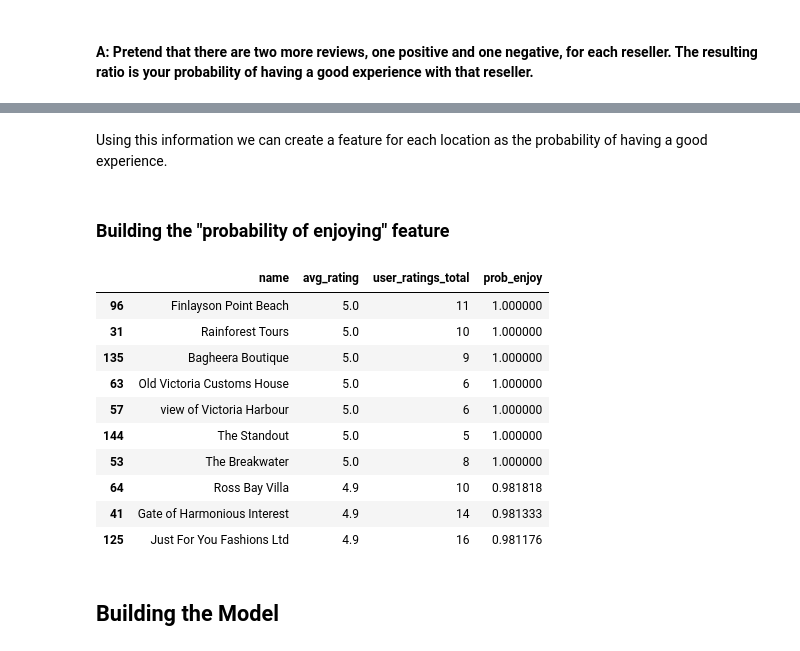
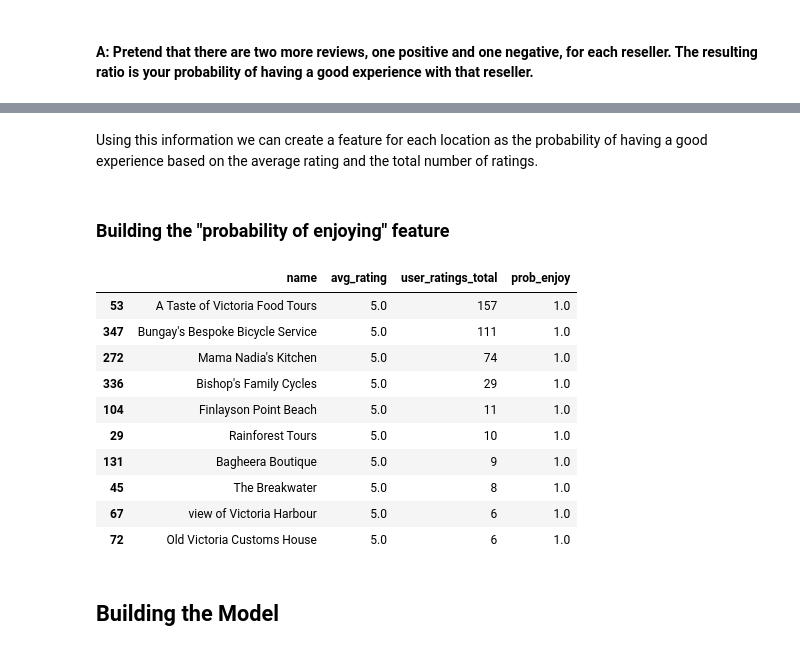
Before and after one commit to Bryce-Davidson/location-hotel-recomendation-engine, a Jupyter notebook: project.ipynb, the cells around one changed output, grey strips where cells are left out. Saved outputs shown, nothing was run; the diff lists cells and outputs as text; code cells hidden in the pictures.

```diff
--- a/project.ipynb
+++ b/project.ipynb
@@ -9,7 +9,7 @@ import numpy as np
 import matplotlib.pyplot as plt
 # %%
 # load the data
-df_locations = pd.read_csv('./locations.csv')
+df = pd.read_csv('./locations.csv')
 # %% [markdown]
 # Locations
 # %%
@@ -35,4 +41,4 @@ reviews               15
 dtype: int64
 # %%
 # drop the rows with missing values in reviews
-df_locations.dropna(subset=['reviews'], inplace=True)
+df.dropna(subset=['reviews'], inplace=True)
@@ -114,31 +119,31 @@ https://www.youtube.com/watch?v=8idr1WZ1A7Q
 # %% [markdown]
 <img src="./prob_liking_graphic.png" width="400"/>
 # %% [markdown]
-Using this information we can create a feature for each location as the probability of having a good experience.
+Using this information we can create a feature for each location as the probability of having a good experience based on the average rating and the total number of ratings.
 # %% [markdown]
 ### Building the "probability of enjoying" feature
 # %%
-# create a new column in the df_locations dataframe called prob_enjoy
-for index, row in df_locations.iterrows():
-    positive_percentage = row['avg_rating'] / 5
+# create a new column in the df dataframe called prob_enjoy
 
-    num_positive_reviews = row['user_ratings_total'] * positive_percentage
-    df_locations.loc[index, 'prob_enjoy'] = (num_positive_reviews + 1) / (row['user_ratings_total'] + 1)
+positive_percentage = df['avg_rating'] / 5
+num_positive_reviews = df['user_ratings_total'] * positive_percentage
+
+df['prob_enjoy'] = (num_positive_reviews + 1) / (df['user_ratings_total'] + 1)
 # %%
 # sort according to prob_enjoy
-df_locations[["name", "avg_rating", "user_ratings_total", "prob_enjoy"]].sort_values(by=['prob_enjoy'], ascending=False, inplace=False).head(10)
+df[["name", "avg_rating", "user_ratings_total", "prob_enjoy"]].sort_values(by=['prob_enjoy', 'user_ratings_total'], ascending=False, inplace=False).head(10)
 # %% [output]
 |  | name | avg_rating | user_ratings_total | prob_enjoy |
-| 96 | Finlayson Point Beach | 5.0 | 11 | 1.000000 |
-| 31 | Rainforest Tours | 5.0 | 10 | 1.000000 |
-| 135 | Bagheera Boutique | 5.0 | 9 | 1.000000 |
-| 63 | Old Victoria Customs House | 5.0 | 6 | 1.000000 |
-| 57 | view of Victoria Harbour | 5.0 | 6 | 1.000000 |
-| 144 | The Standout | 5.0 | 5 | 1.000000 |
-| 53 | The Breakwater | 5.0 | 8 | 1.000000 |
-| 64 | Ross Bay Villa | 4.9 | 10 | 0.981818 |
-| 41 | Gate of Harmonious Interest | 4.9 | 14 | 0.981333 |
-| 125 | Just For You Fashions Ltd | 4.9 | 16 | 0.981176 |
+| 53 | A Taste of Victoria Food Tours | 5.0 | 157 | 1.0 |
+| 347 | Bungay's Bespoke Bicycle Service | 5.0 | 111 | 1.0 |
+| 272 | Mama Nadia's Kitchen | 5.0 | 74 | 1.0 |
+| 336 | Bishop's Family Cycles | 5.0 | 29 | 1.0 |
+| 104 | Finlayson Point Beach | 5.0 | 11 | 1.0 |
+| 29 | Rainforest Tours | 5.0 | 10 | 1.0 |
+| 131 | Bagheera Boutique | 5.0 | 9 | 1.0 |
+| 45 | The Breakwater | 5.0 | 8 | 1.0 |
+| 67 | view of Victoria Harbour | 5.0 | 6 | 1.0 |
+| 72 | Old Victoria Customs House | 5.0 | 6 | 1.0 |
 # %% [markdown]
 ## Building the Model
 # %%
```
Also changed, not shown: parts of 20 cells of this notebook, 7 other files.
